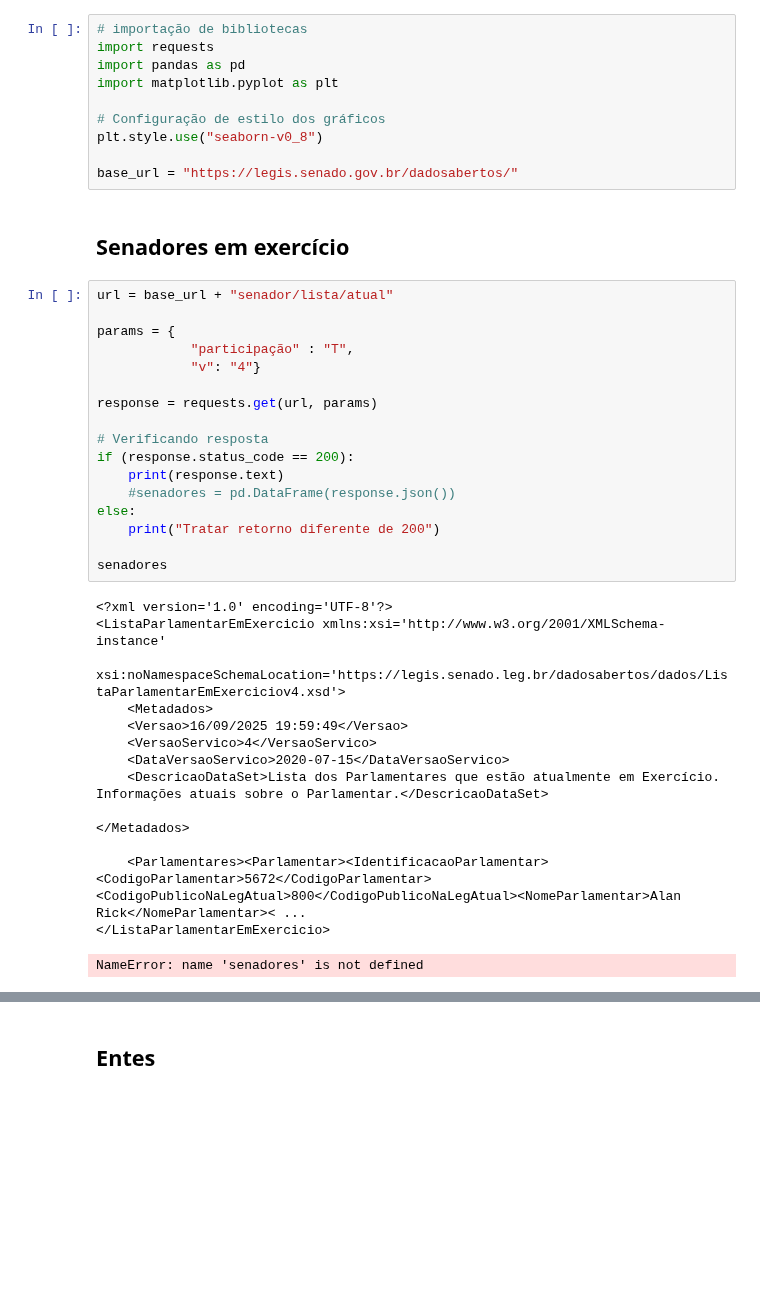
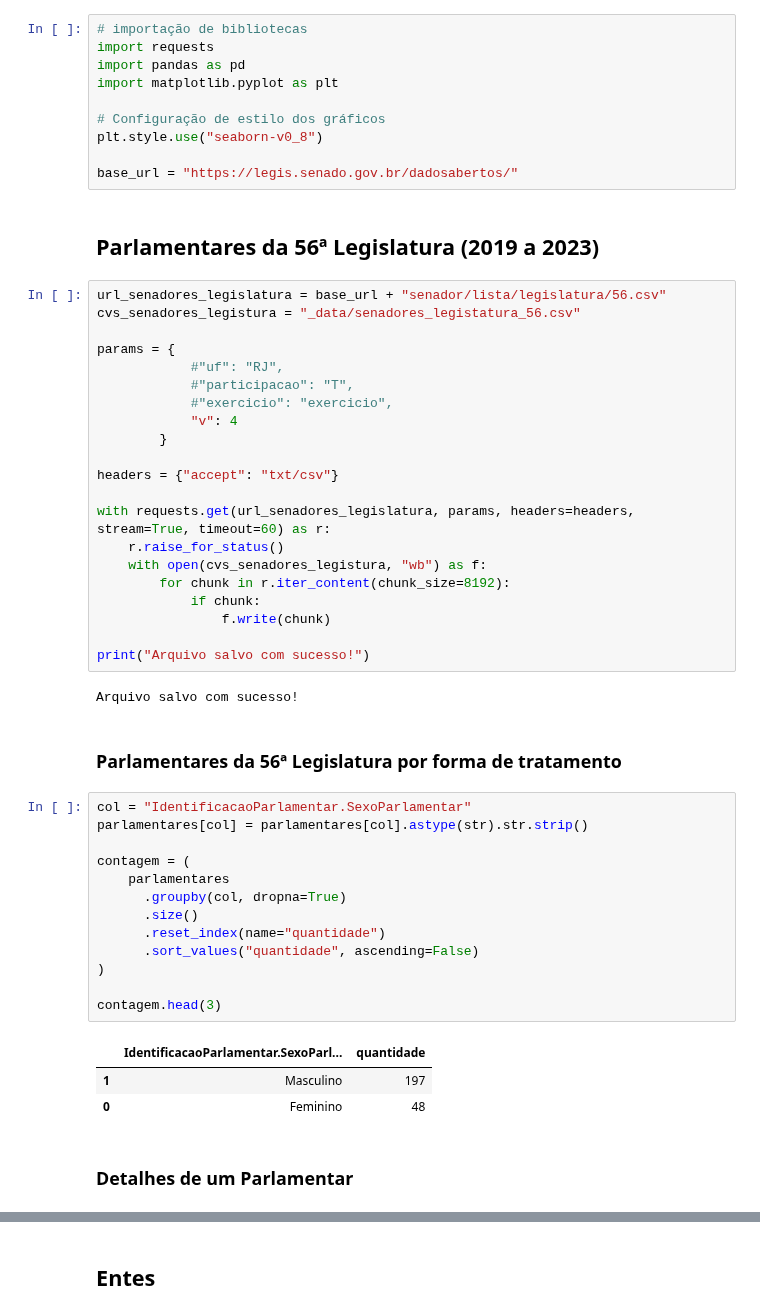
Before and after one commit to fabriciosantana/mcdia, a Jupyter notebook: 01-icd/assignments/discursos.ipynb, the cells around one changed output, grey strips where cells are left out. Drawn from its saved outputs; the diff is of its cells as text; blank space fills up the shorter version.

Commit message:
senadores

```diff
--- a/01-icd/assignments/discursos.ipynb
+++ b/01-icd/assignments/discursos.ipynb
@@ -9,36 +9,48 @@ plt.style.use("seaborn-v0_8")
 
 base_url = "https://legis.senado.gov.br/dadosabertos/"
 # %% [markdown]
-## Senadores em exercício
+## Parlamentares da 56ª Legislatura (2019 a 2023)
 # %%
-url = base_url + "senador/lista/atual"
+url_senadores_legislatura = base_url + "senador/lista/legislatura/56.csv"
+cvs_senadores_legistura = "_data/senadores_legistatura_56.csv"
 
 params = {
-            "participação" : "T",
-            "v": "4"}
+            #"uf": "RJ",
+            #"participacao": "T",
+            #"exercicio": "exercicio",
+            "v": 4
+        }
 
-response = requests.get(url, params)
+headers = {"accept": "txt/csv"}
 
-# Verificando resposta
-if (response.status_code == 200):
-    print(response.text)
-    #senadores = pd.DataFrame(response.json())
-else:
-    print("Tratar retorno diferente de 200")
+with requests.get(url_senadores_legislatura, params, headers=headers, stream=True, timeout=60) as r:
+    r.raise_for_status()
+    with open(cvs_senadores_legistura, "wb") as f:
+        for chunk in r.iter_content(chunk_size=8192):
+            if chunk:
+                f.write(chunk)
 
-senadores
+print("Arquivo salvo com sucesso!")
 # %% [output]
-<?xml version='1.0' encoding='UTF-8'?>
-<ListaParlamentarEmExercicio xmlns:xsi='http://www.w3.org/2001/XMLSchema-instance'
-    xsi:noNamespaceSchemaLocation='https://legis.senado.leg.br/dadosabertos/dados/ListaParlamentarEmExerciciov4.xsd'>
-    <Metadados>
-    <Versao>16/09/2025 19:59:49</Versao>
-    <VersaoServico>4</VersaoServico>
-    <DataVersaoServico>2020-07-15</DataVersaoServico>
-    <DescricaoDataSet>Lista dos Parlamentares que estão atualmente em Exercício. Informações atuais sobre o Parlamentar.</DescricaoDataSet>
-
-</Metadados>
-
-    <Parlamentares><Parlamentar><IdentificacaoParlamentar><CodigoParlamentar>5672</CodigoParlamentar><CodigoPublicoNaLegAtual>800</CodigoPublicoNaLegAtual><NomeParlamentar>Alan Rick</NomeParlamentar>< ...
-</ListaParlamentarEmExercicio>
+Arquivo salvo com sucesso!
-NameError: name 'senadores' is not defined
+# %% [markdown]
+### Parlamentares da 56ª Legislatura por forma de tratamento
+# %%
+col = "IdentificacaoParlamentar.SexoParlamentar"
+parlamentares[col] = parlamentares[col].astype(str).str.strip()
+
+contagem = (
+    parlamentares
+      .groupby(col, dropna=True)
+      .size()
+      .reset_index(name="quantidade")
+      .sort_values("quantidade", ascending=False)
+)
+
+contagem.head(3)
+# %% [output]
+|  | IdentificacaoParlamentar.SexoParl... | quantidade |
+| 1 | Masculino | 197 |
+| 0 | Feminino | 48 |
+# %% [markdown]
+### Detalhes de um Parlamentar
```
Also changed, not shown: parts of 1 cell of this notebook, 1 other file.
